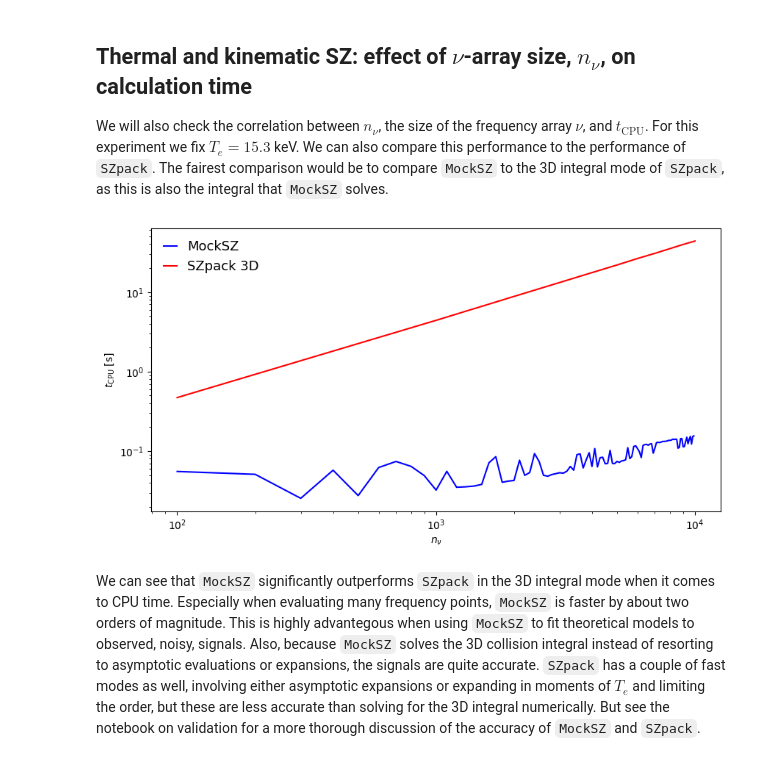
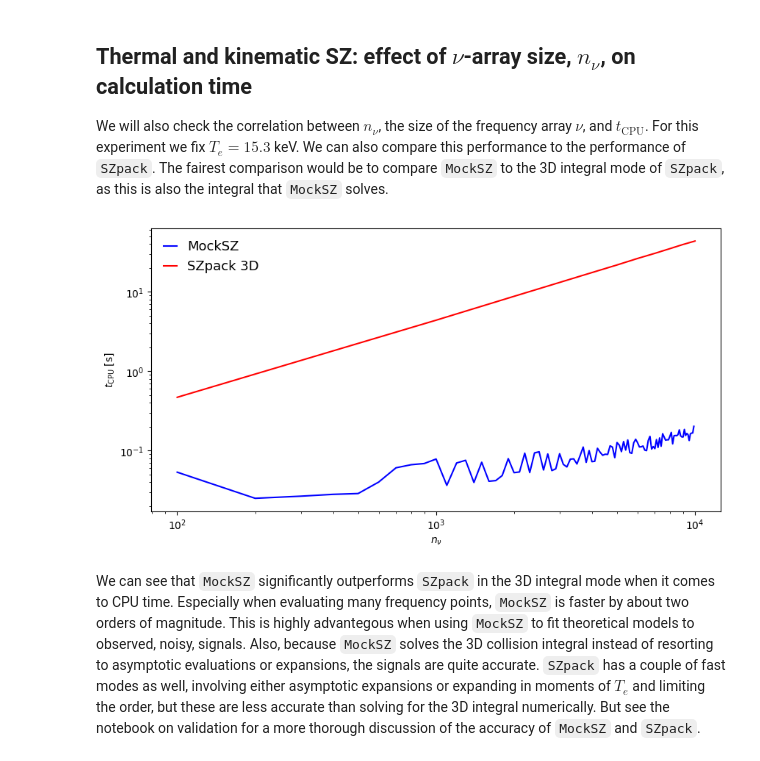
Before and after one commit to arendMoerman/MockSZ, a Jupyter notebook: etc/deepdives/PerformanceInternal.ipynb, the cells around one changed output. Cells and saved outputs as stored; diff of their text form; code cells hidden in the pictures.

```diff
--- a/etc/deepdives/PerformanceInternal.ipynb
+++ b/etc/deepdives/PerformanceInternal.ipynb
@@ -32,7 +32,7 @@ fig, ax = pt.subplots(1,1, figsize=(10, 5))
 times = []
 for i in Te:
     simObj = MModels.SinglePointing(i, tau_e=tau_e, no_CMB=True)
-    tSZ, time = simObj.getSingleSignal_tSZ(nu, timer=True)
+    tSZ, time = simObj.getSingleSignal_tkSZ(nu, timer=True)
     times.append(time)
     label = r"$T_\mathrm{e}$" + f" = {i:.1f} KeV"
 
@@ -65,34 +65,34 @@ fig, ax = pt.subplots(1,1, figsize=(10, 5))
 
 times = []
 for i in num_arr:
     nu = np.linspace(numin, numax, num=i) * 1e9
 
-    tSZ, time = simObj.getSingleSignal_tSZ(nu, timer=True)
+    tSZ, time = simObj.getSingleSignal_tkSZ(nu, timer=True)
     times.append(time)
     label = r"$T_\mathrm{e}$" + f" = {i:.1f} KeV"
 
 name = os.path.join("resources", "SZpack_3D_times.txt")
 
 nnu_pack = []
 time_pack = []
 with open(name, "r") as file:
     for line in file:
         if line[0] == "#":
             continue
         line = [float(x) for x in line.split(" ")]
 
         nnu_pack.append(line[0])
         time_pack.append(line[-1])
 
 ax.loglog(num_arr, times, c="blue", label="MockSZ")
 ax.set_xlabel(r"$n_\nu$")
 ax.set_ylabel(r"$t_\mathrm{CPU}$ [s]")
 
 ax.loglog(nnu_pack, time_pack, c="red", label="SZpack 3D")
 ax.legend(frameon=False, prop={'size': 13},handlelength=1)
 
 pt.show()
 # %% [output]
-[figure, old version]
+[figure, new version]
 # %% [markdown]
 We can see that `MockSZ` significantly outperforms `SZpack` in the 3D integral mode when it comes to CPU time. Especially when evaluating many frequency points, `MockSZ` is faster by about two orders of magnitude. This is highly advantegous when using `MockSZ` to fit theoretical models to observed, noisy, signals. Also, because `MockSZ` solves the 3D collision integral instead of resorting to asymptotic evaluations or expansions, the signals are quite accurate. `SZpack` has a couple of fast modes as well, involving either asymptotic expansions or expanding in moments of $T_e$ and limiting the order, but these are less accurate than solving for the 3D integral numerically. But see the notebook on validation for a more thorough discussion of the accuracy of `MockSZ` and `SZpack`.
```
Also changed, not shown: parts of 3 cells of this notebook, 11 other files.
